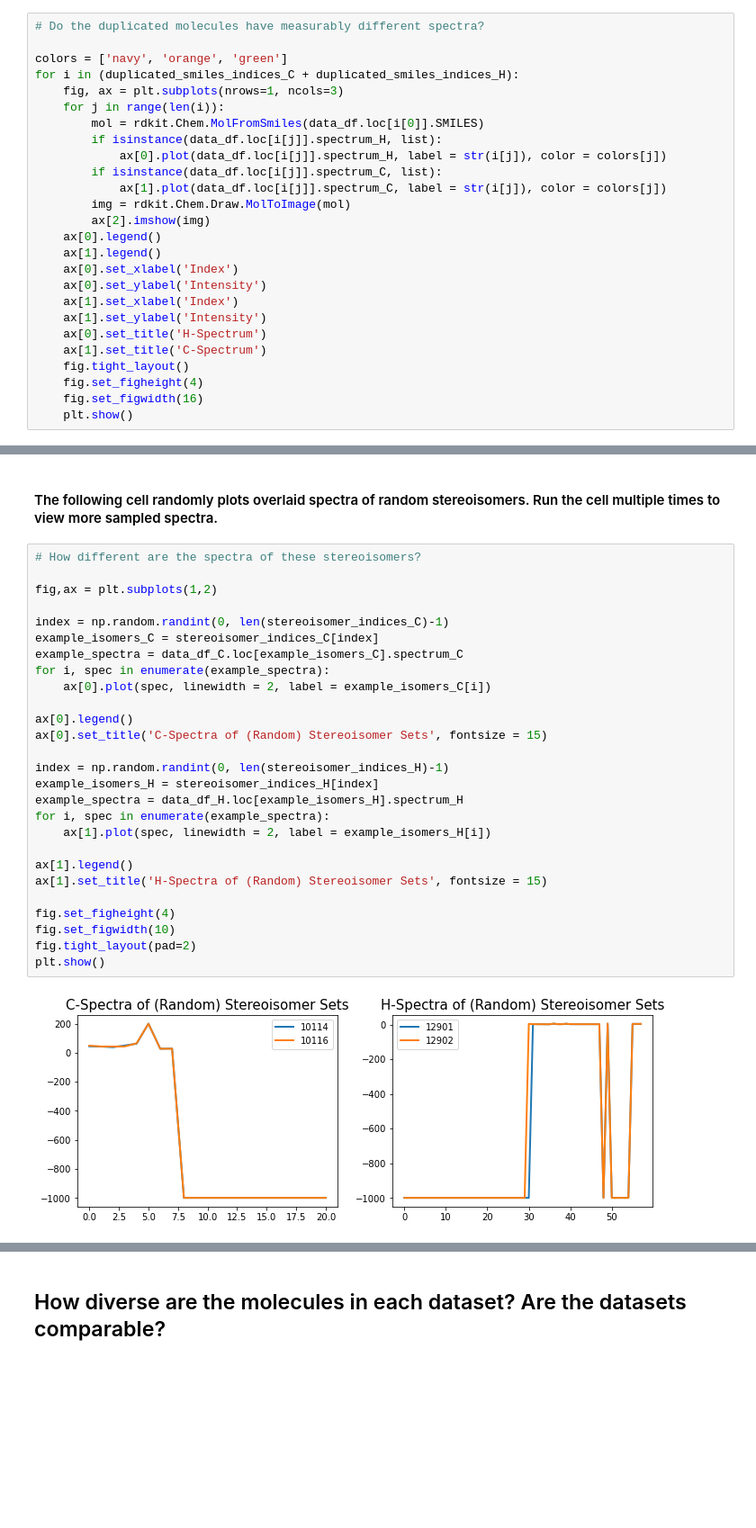
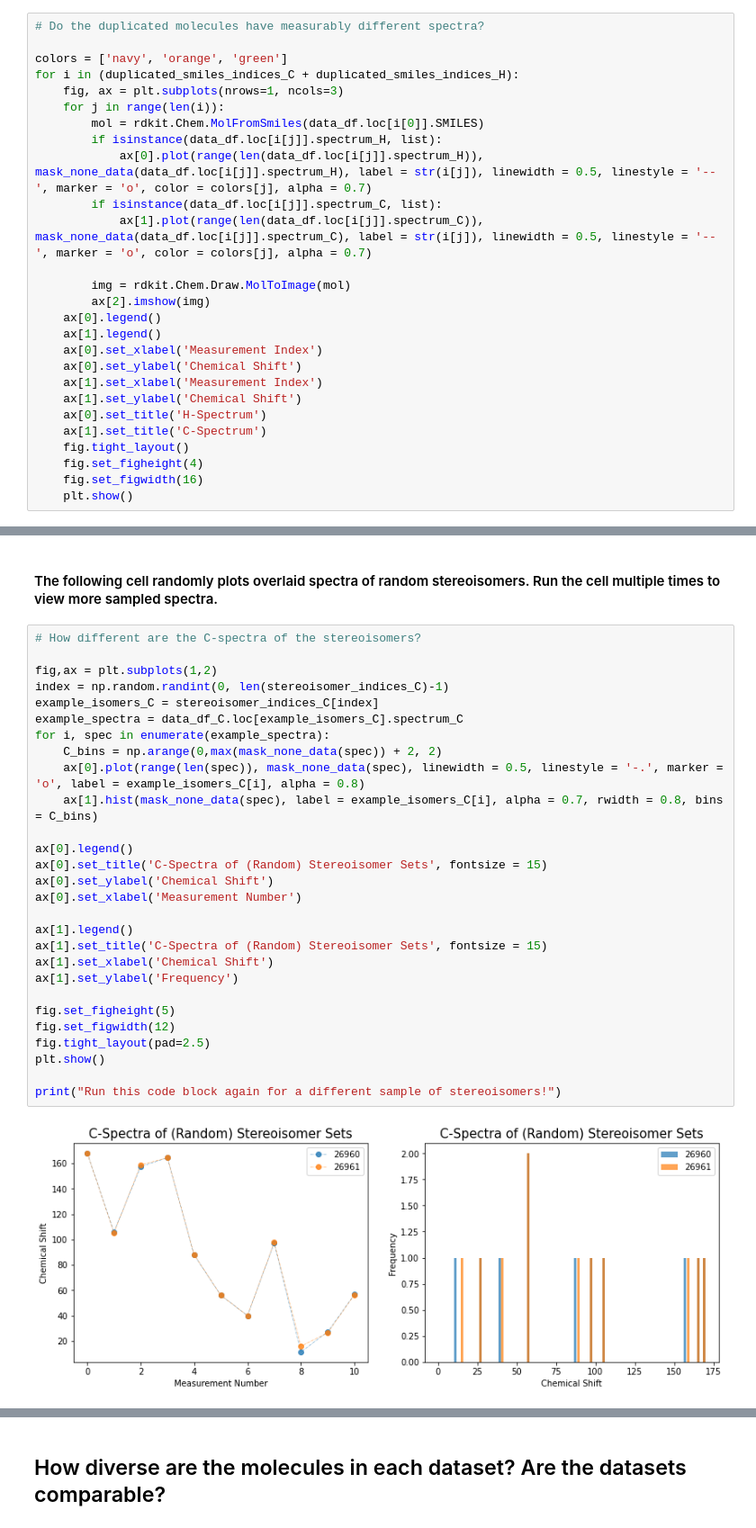
Before and after one commit to PattanaikL/chiral_gnn, a Jupyter notebook: data/nmr/nmr_exploration.ipynb, the cells around one changed output, grey strips where cells are left out. Shown: that part at 90% size. Cells and saved outputs as stored; diff of their text form; blank space fills up the shorter version.

Commit message:
Updated nmr spectrum descriptions in notebook

```diff
--- a/data/nmr/nmr_exploration.ipynb
+++ b/data/nmr/nmr_exploration.ipynb
@@ -143,17 +233,18 @@ for i in (duplicated_smiles_indices_C + duplicated_smiles_indices_H):
     for j in range(len(i)):
         mol = rdkit.Chem.MolFromSmiles(data_df.loc[i[0]].SMILES)
         if isinstance(data_df.loc[i[j]].spectrum_H, list):
-            ax[0].plot(data_df.loc[i[j]].spectrum_H, label = str(i[j]), color = colors[j])
+            ax[0].plot(range(len(data_df.loc[i[j]].spectrum_H)), mask_none_data(data_df.loc[i[j]].spectrum_H), label = str(i[j]), linewidth = 0.5, linestyle = '--', marker = 'o', color = colors[j], alpha = 0.7)
         if isinstance(data_df.loc[i[j]].spectrum_C, list):
-            ax[1].plot(data_df.loc[i[j]].spectrum_C, label = str(i[j]), color = colors[j])
+            ax[1].plot(range(len(data_df.loc[i[j]].spectrum_C)), mask_none_data(data_df.loc[i[j]].spectrum_C), label = str(i[j]), linewidth = 0.5, linestyle = '--', marker = 'o', color = colors[j], alpha = 0.7)
+
         img = rdkit.Chem.Draw.MolToImage(mol)
         ax[2].imshow(img)
     ax[0].legend()
     ax[1].legend()
-    ax[0].set_xlabel('Index')
-    ax[0].set_ylabel('Intensity')
-    ax[1].set_xlabel('Index')
-    ax[1].set_ylabel('Intensity')
+    ax[0].set_xlabel('Measurement Index')
+    ax[0].set_ylabel('Chemical Shift')
+    ax[1].set_xlabel('Measurement Index')
+    ax[1].set_ylabel('Chemical Shift')
     ax[0].set_title('H-Spectrum')
     ax[1].set_title('C-Spectrum')
     fig.tight_layout()
@@ -274,31 +402,32 @@ See the caveats in the documentation: https://pandas.pydata.org/pandas-docs/stab
 # %% [markdown]
 #### The following cell randomly plots overlaid spectra of random stereoisomers. Run the cell multiple times to view more sampled spectra.
 # %%
-# How different are the spectra of these stereoisomers?
+# How different are the C-spectra of the stereoisomers?
 
 fig,ax = plt.subplots(1,2)
-
 index = np.random.randint(0, len(stereoisomer_indices_C)-1)
 example_isomers_C = stereoisomer_indices_C[index]
 example_spectra = data_df_C.loc[example_isomers_C].spectrum_C
 for i, spec in enumerate(example_spectra):
-    ax[0].plot(spec, linewidth = 2, label = example_isomers_C[i])
+    C_bins = np.arange(0,max(mask_none_data(spec)) + 2, 2)
+    ax[0].plot(range(len(spec)), mask_none_data(spec), linewidth = 0.5, linestyle = '-.', marker = 'o', label = example_isomers_C[i], alpha = 0.8)
+    ax[1].hist(mask_none_data(spec), label = example_isomers_C[i], alpha = 0.7, rwidth = 0.8, bins = C_bins)
 
 ax[0].legend()
 ax[0].set_title('C-Spectra of (Random) Stereoisomer Sets', fontsize = 15)
-
-index = np.random.randint(0, len(stereoisomer_indices_H)-1)
-example_isomers_H = stereoisomer_indices_H[index]
-example_spectra = data_df_H.loc[example_isomers_H].spectrum_H
-for i, spec in enumerate(example_spectra):
-    ax[1].plot(spec, linewidth = 2, label = example_isomers_H[i])
+ax[0].set_ylabel('Chemical Shift')
+ax[0].set_xlabel('Measurement Number')
 
 ax[1].legend()
-ax[1].set_title('H-Spectra of (Random) Stereoisomer Sets', fontsize = 15)
+ax[1].set_title('C-Spectra of (Random) Stereoisomer Sets', fontsize = 15)
+ax[1].set_xlabel('Chemical Shift')
+ax[1].set_ylabel('Frequency')
 
-fig.set_figheight(4)
-fig.set_figwidth(10)
-fig.tight_layout(pad=2)
+fig.set_figheight(5)
+fig.set_figwidth(12)
+fig.tight_layout(pad=2.5)
 plt.show()
+
+print("Run this code block again for a different sample of stereoisomers!")
 # %% [output]
-[figure, old version]
+[figure, new version]
```
Also changed, not shown: parts of 16 cells of this notebook.
